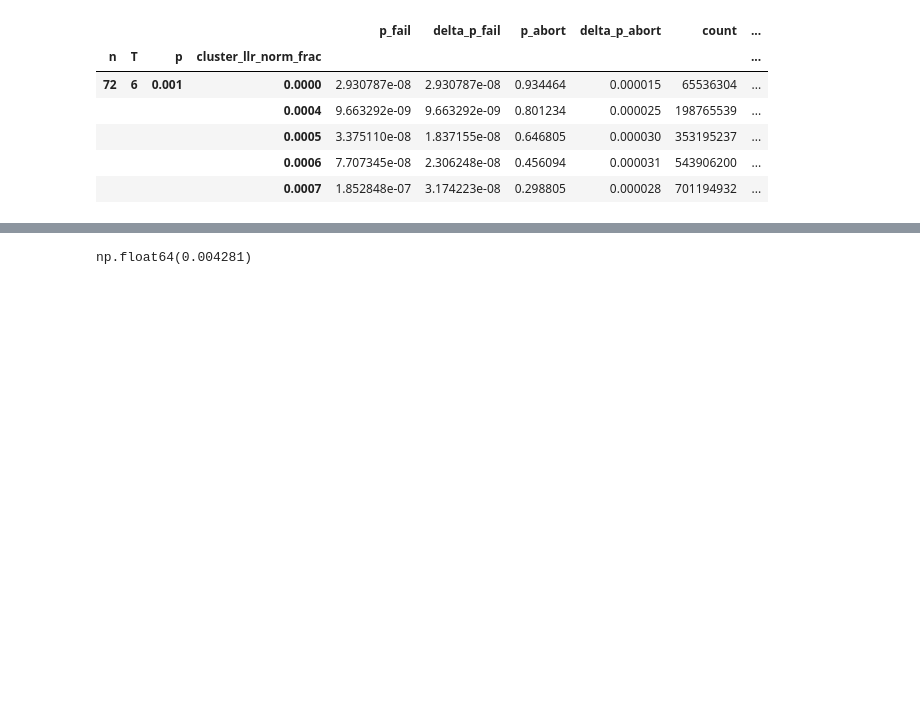
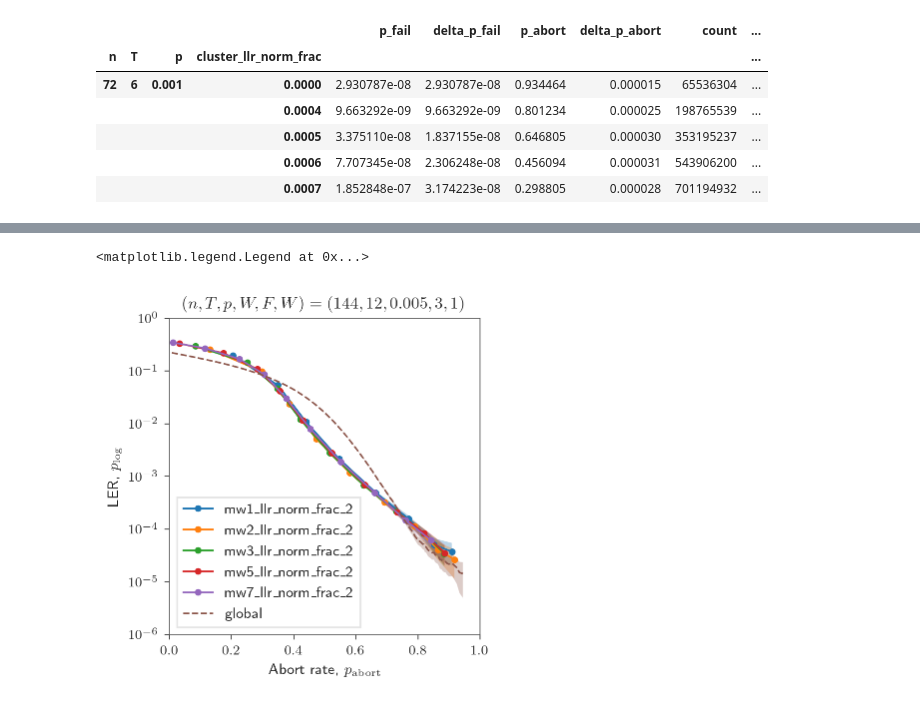
Before and after one commit to seokhyung-lee/ldpc-post-selection, a Jupyter notebook: simulations/analysis/notebooks/sliding_window_analysis.ipynb, the cells around one changed output, grey strips where cells are left out. Cells and saved outputs as stored; diff of their text form; code cells hidden in the pictures; blank space fills up the shorter version.

```diff
--- a/simulations/analysis/notebooks/sliding_window_analysis.ipynb
+++ b/simulations/analysis/notebooks/sliding_window_analysis.ipynb
@@ -425,4 +390,44 @@ ax.set_ylim(1e-6, 1)
 # %%
-data['cutoffs'][6]
+fig = FIG_FORMATTER.figure(aspect_ratio=1)
+ax = fig.add_subplot()
+
+tol = 0.7
+
+for config, df in dfs_rtps.items():
+    mask = df["delta_p_fail"] / df["p_fail"] < tol
+    df_masked = df[mask]
+
+    error_band_plot(
+        df_masked["p_abort"],
+        df_masked["p_fail"],
+        df_masked["delta_p_fail"],
+        ax=ax,
+        marker="o",
+        label=config,
+    )
+
+df_ps_masked = df_ps.loc[(n, T, p)]
+df_ps_masked = df_ps_masked[df_ps_masked["delta_p_fail"] / df_ps_masked["p_fail"] < tol]
+
+error_band_plot(
+    df_ps_masked["p_abort"],
+    df_ps_masked["p_fail"],
+    df_ps_masked["delta_p_fail"],
+    ax=ax,
+    label="global",
+    linestyle="--",
+)
+
+ax.set_yscale("log")
+
+ax.set_title(rf"$(n, T, p, W, F, W) = ({n}, {T}, {p}, {W}, {F})$", fontsize=10)
+ax.set_xlabel(r"Abort rate, $p_\mathrm{abort}$")
+ax.set_ylabel(r"LER, $p_\mathrm{log}$")
+
+ax.set_xlim(0, 1)
+ax.set_ylim(1e-6, 1)
+
+ax.legend()
 # %% [output]
-np.float64(0.004281)
+<matplotlib.legend.Legend at 0x...>
+[figure, added]
```
Also changed, not shown: parts of 9 cells of this notebook, 3 other files.
